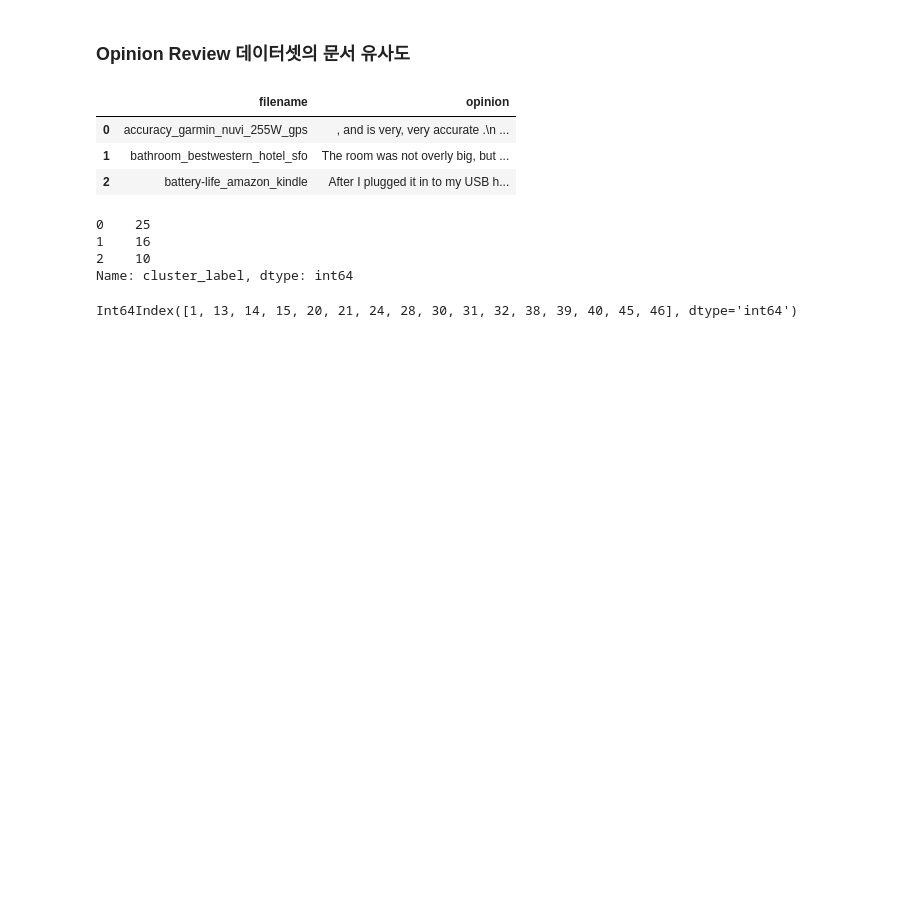
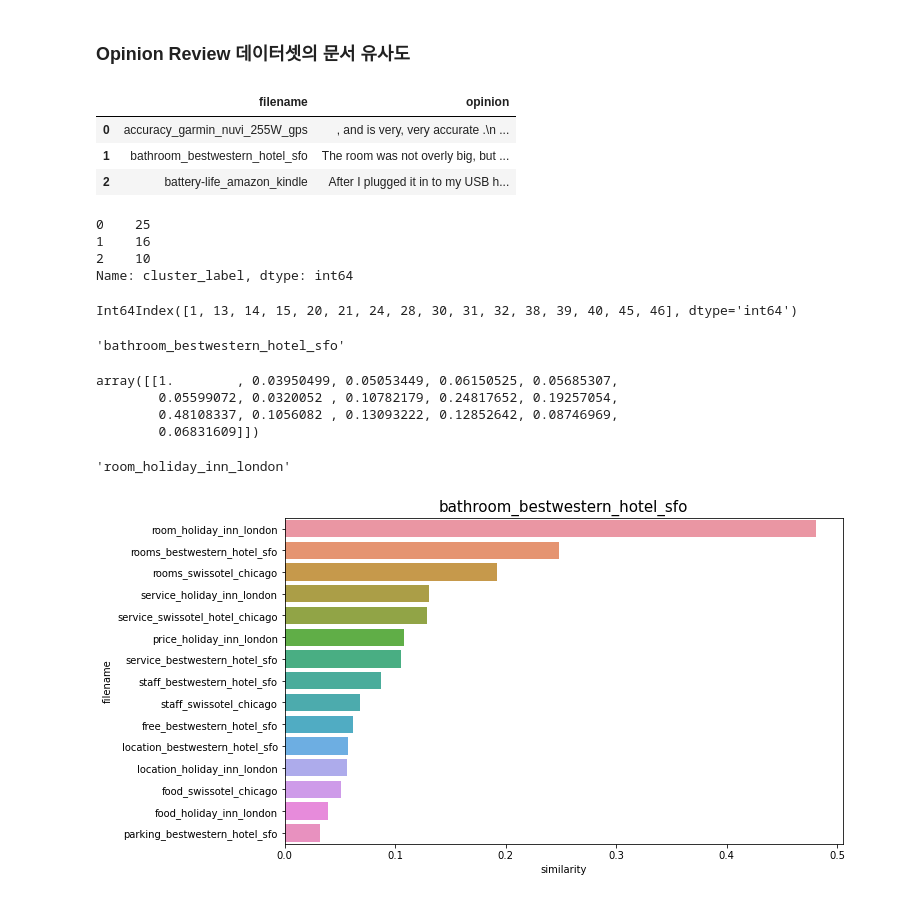
Before and after one commit to youngai1112/MachineLearning, a Jupyter notebook: 06.Text분석/51.문서유사도.ipynb, the cells around one changed output. Cells and saved outputs as stored; diff of their text form; code cells hidden in the pictures; blank space fills up the shorter version.

```diff
--- a/06.Text분석/51.문서유사도.ipynb
+++ b/06.Text분석/51.문서유사도.ipynb
@@ -165,3 +165,43 @@ hotel_indices = df[df.cluster_label == 1].index
 hotel_indices
 # %% [output]
 Int64Index([1, 13, 14, 15, 20, 21, 24, 28, 30, 31, 32, 38, 39, 40, 45, 46], dtype='int64')
+# %%
+# 호텔로 클러스터링된 데이터 중 첫번째 문서
+comparison_docname = df.iloc[hotel_indices[0]]['filename']
+comparison_docname
+# %% [output]
+'bathroom_bestwestern_hotel_sfo'
+# %%
+# 호텔로 군집회된 데이터 중에서 코사인 유사도 계산
+similarity_pair = cosine_similarity(feature[hotel_indices[0]], feature[hotel_indices])
+similarity_pair
+# %% [output]
+array([[1.        , 0.03950499, 0.05053449, 0.06150525, 0.05685307,
+        0.05599072, 0.0320052 , 0.10782179, 0.24817652, 0.19257054,
+        0.48108337, 0.1056082 , 0.13093222, 0.12852642, 0.08746969,
+        0.06831609]])
+# %%
+df.iloc[hotel_indices[10]]['filename']
+# %% [output]
+'room_holiday_inn_london'
+# %%
+import seaborn as sns
+import matplotlib.pyplot as plt
+# argsort()를 이용하여 앞예제의 첫번째 문서와 타 문서간 유사도가 큰 순으로 정렬한 인덱스 반환하되 자기 자신은 제외.
+sorted_index = similarity_pair.argsort()[:,::-1]
+sorted_index = sorted_index[:, 1:]
+# 유사도가 큰 순으로 hotel_indexes를 추출하여 재 정렬.
+hotel_sorted_indexes = hotel_indices[sorted_index.reshape(-1)]
+# 유사도가 큰 순으로 유사도 값을 재정렬하되 자기 자신은 제외
+hotel_1_sim_value = np.sort(similarity_pair.reshape(-1))[::-1]
+hotel_1_sim_value = hotel_1_sim_value[1:]
+# 유사도가 큰 순으로 정렬된 Index와 유사도값을 이용하여 파일명과 유사도값을 Seaborn 막대 그래프로 시각화
+hotel_1_sim_df = pd.DataFrame()
+hotel_1_sim_df['filename'] = df.iloc[hotel_sorted_indexes]['filename']
+hotel_1_sim_df['similarity'] = hotel_1_sim_value
+plt.figure(figsize=(10,6))
+sns.barplot(x='similarity', y='filename', data=hotel_1_sim_df)
+plt.title(comparison_docname, fontsize=15)
+plt.show()
+# %% [output]
+[figure, added]
```
